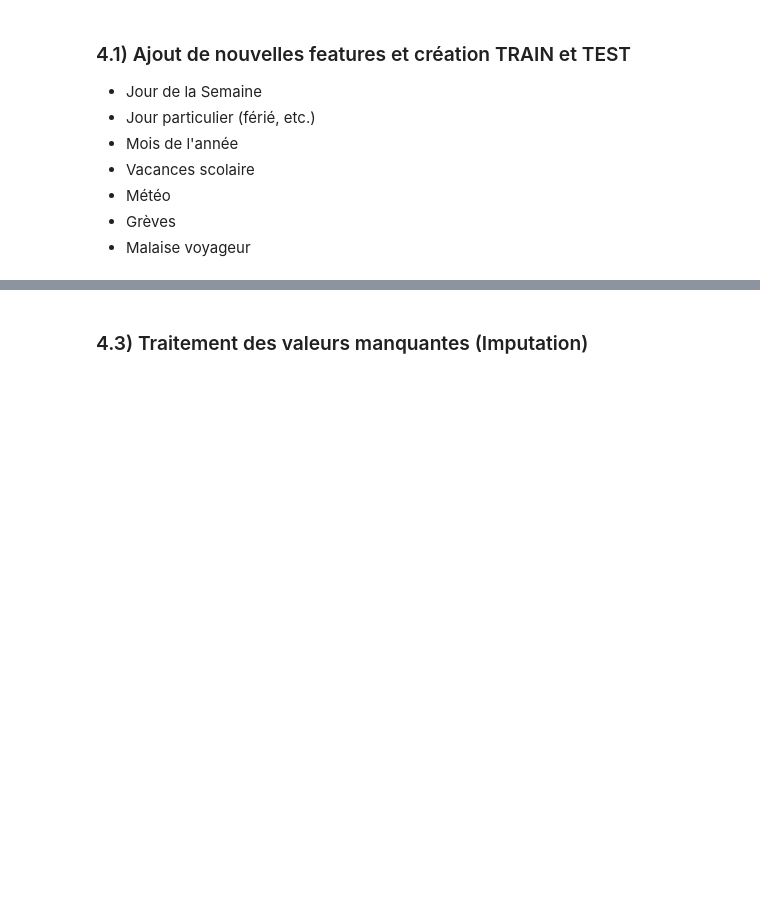
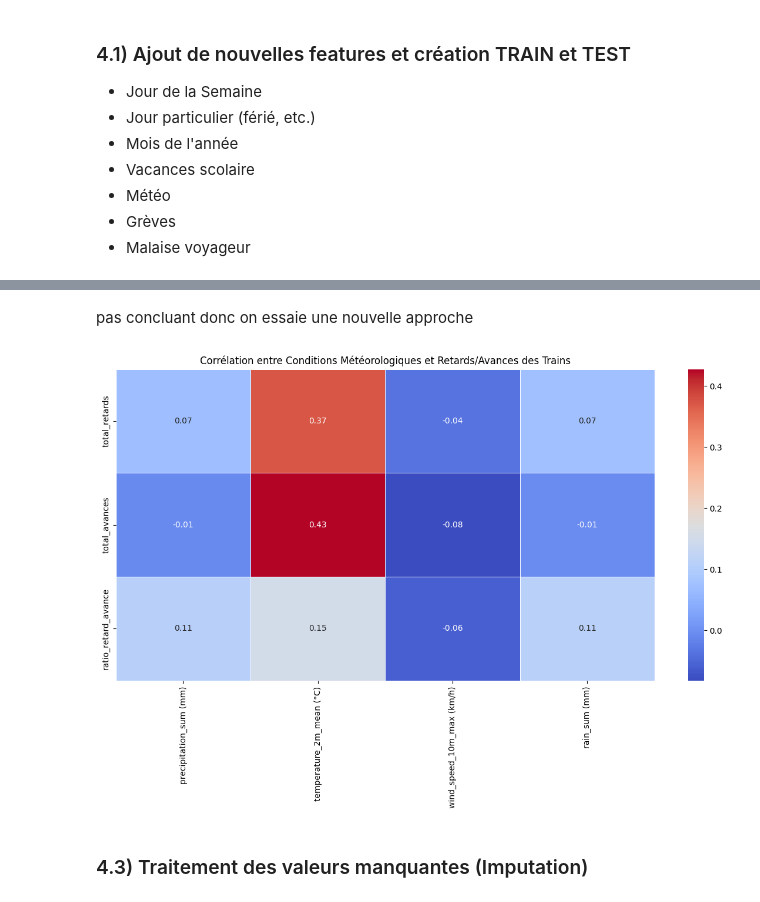
Before and after one commit to lincecile/Projet_Machine_Learning, a Jupyter notebook: Projet_v2.ipynb, the cells around one changed output, grey strips where cells are left out. Drawn from its saved outputs; the diff is of its cells as text; code cells hidden in the pictures; blank space fills up the shorter version.

```diff
--- a/Projet_v2.ipynb
+++ b/Projet_v2.ipynb
@@ -426,3 +454,41 @@ p0q4
+# %% [markdown]
+pas concluant donc on essaie une nouvelle approche
+# %%
+# Créer de nouvelles colonnes dans x_train pour les sommes des retards et avances par jour
+x_train['total_retards'] = 0
+x_train['total_avances'] = 0
+
+# Calculer la somme des valeurs négatives (retards) et positives (avances) pour chaque jour
+for col in cols_retards:
+    x_train['total_retards'] += np.where(x_train[col] < 0, abs(x_train[col]), 0)
+    x_train['total_avances'] += np.where(x_train[col] > 0, x_train[col], 0)
+
+# Créer une colonne qui représente le ratio retards/avances
+x_train['ratio_retard_avance'] = x_train['total_retards'] / (x_train['total_avances'] + 0.0001)  # Éviter division par zéro
+
+# Agréger les données par jour pour avoir une seule entrée par date
+daily_train_data = x_train.groupby('date').agg({
+    'total_retards': 'sum',
+    'total_avances': 'sum',
+    'ratio_retard_avance': 'mean'
+}).reset_index()
+
+merged_df = pd.merge(daily_train_data, meteo_df, on="date", how="left")
+
+new_cols_to_analyze = ['total_retards', 'total_avances', 'ratio_retard_avance']
+df_correl = merged_df[new_cols_to_analyze + meteo_cols]
+
+correlation_matrix = df_correl.corr()
+
+corr_train_meteo = correlation_matrix.loc[new_cols_to_analyze, meteo_cols]
+
+plt.figure(figsize=(12, 8))
+sns.heatmap(corr_train_meteo, annot=True, cmap='coolwarm', fmt='.2f', linewidths=0.5)
+plt.title('Corrélation entre Conditions Météorologiques et Retards/Avances des Trains')
+plt.tight_layout()
+plt.show()
+# %% [output]
+[figure, added]
 # %% [markdown]
 ### 4.3) Traitement des valeurs manquantes (Imputation)
 # %%
```
Also changed, not shown: parts of 5 cells of this notebook, 1 other file.
